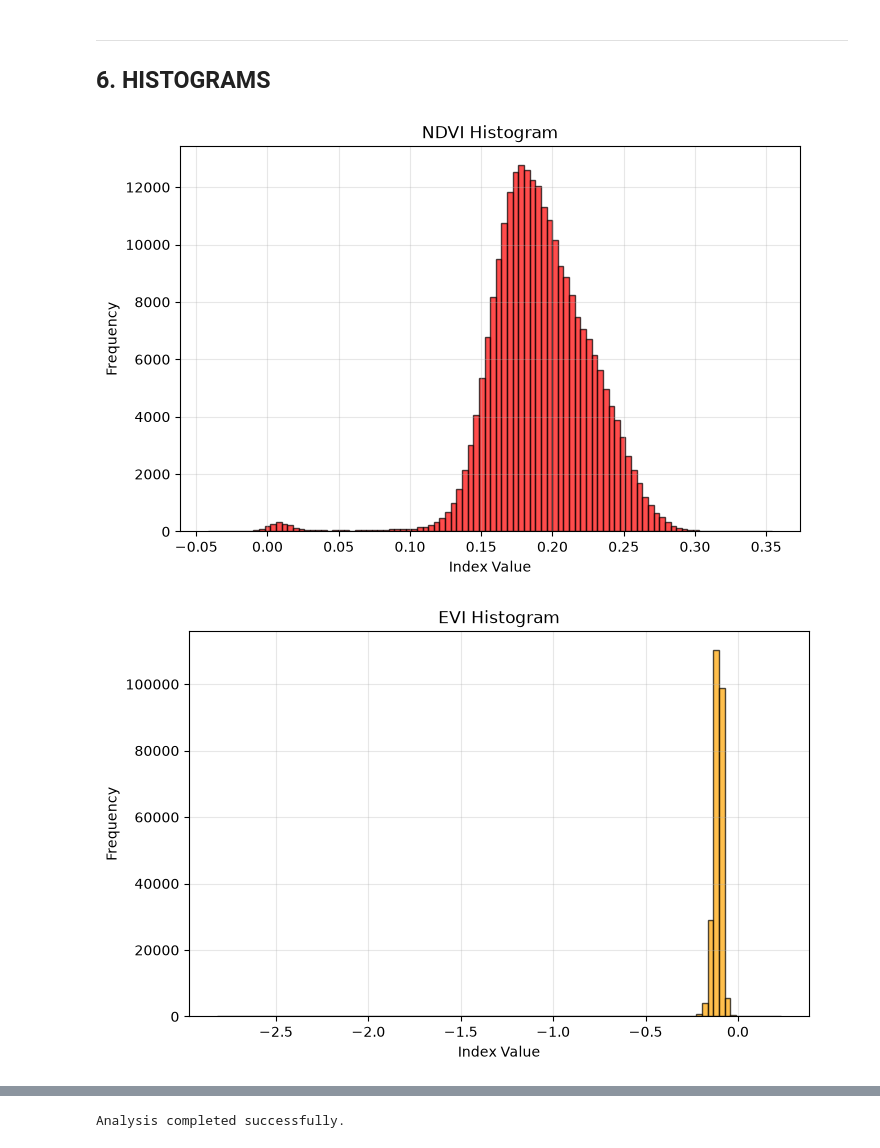
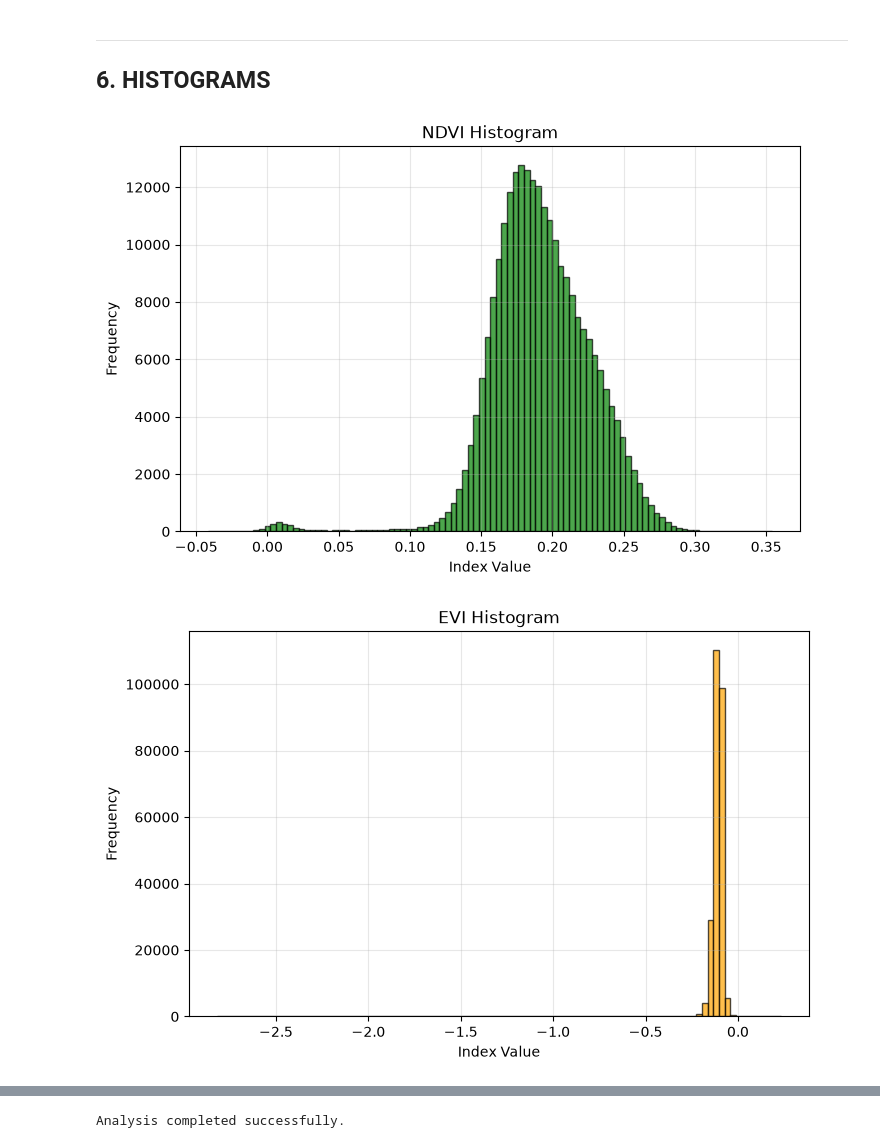
Before and after one commit to SimenKrogstie/GMFM350, a Jupyter notebook: notebooks/exercise_1/assignment_1.ipynb, the cells around one changed output, grey strips where cells are left out. Drawn from its saved outputs; the diff is of its cells as text; code cells hidden in the pictures.

```diff
--- a/notebooks/exercise_1/assignment_1.ipynb
+++ b/notebooks/exercise_1/assignment_1.ipynb
@@ -382,17 +382,17 @@ plt.show()
 # %%
 # Histograms
 for col,color in {
-    'NDVI':'green','EVI':'orange','SAVI':'purple','NDWI':'blue','NDVI':'red'
+    'NDVI':'green','EVI':'orange','SAVI':'purple','NDWI':'blue','NDBI':'red'
 }.items():
     plt.figure(figsize=(8,5))
     plt.hist(results[col], bins=100, color=color, alpha=0.7, edgecolor='black')
     plt.title(f'{col} Histogram')
     plt.xlabel('Index Value')
     plt.ylabel('Frequency')
     plt.grid(alpha=0.3)
     plt.show()
 # %% [output]
-[figure, old version]
+[figure, new version]
 [figure]
 [figure]
 [figure]
```
Also changed, not shown: parts of 1 cell of this notebook, 1 other file.
